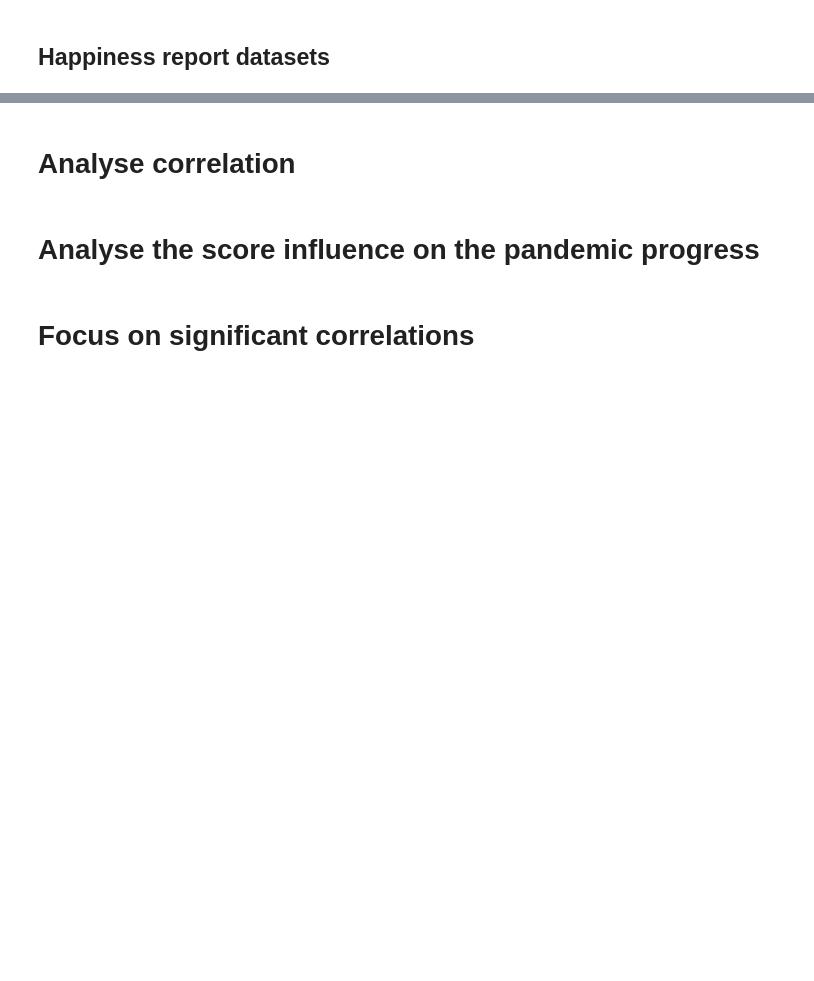
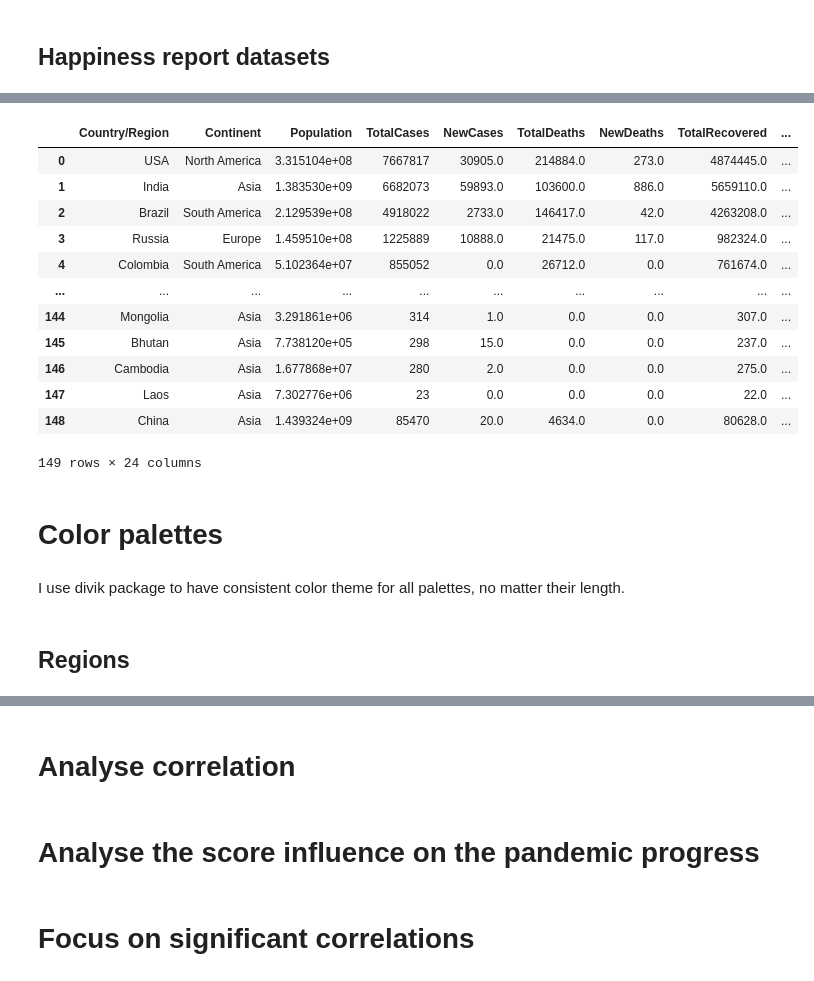
Before and after one commit to amrukwa/covid-happiness_score, a Jupyter notebook: Plots.ipynb, the cells around one changed output, grey strips where cells are left out. Cells and saved outputs as stored; diff of their text form; code cells hidden in the pictures; blank space fills up the shorter version.

Commit message:
Import datasets and palettes

```diff
--- a/Plots.ipynb
+++ b/Plots.ipynb
@@ -15,0 +80,2 @@ worldometer.loc[len(worldometer)] = china
+# %%
+worldometer["Recovered/1M pop"] = worldometer[["TotalRecovered"]].div(worldometer["TotalCases"], axis=0)*10**6
@@ -16,2 +114,14 @@ worldometer.loc[len(worldometer)] = china
 # %% [markdown]
 ## Happiness report datasets
+# %%
+differences_w = ['Trinidad and Tobago','UK','Congo','USA','Czechia','UAE','S. Korea','Palestine',]
+differences_d = ['Trinidad & Tobago','United Kingdom','Congo (Brazzaville)','United States','Czech Republic',
+                 'United Arab Emirates','South Korea','Palestinian Territories',]
+# %%
+file = open('datasets/2019.csv')
+d19 = pd.read_csv('datasets/2019.csv')
+file.close()
+d19.columns = ["rank", "Country/Region", "Score", "GDP", "Family", "Life expectancy", "Freedom", "Generosity", "Trust"]
+d19.drop(columns=["rank"], inplace=True)
+d19.replace(to_replace=differences_d, value=differences_w, regex=True, inplace=True)
+d19.head()
@@ -17,0 +135,22 @@ worldometer.loc[len(worldometer)] = china
+# %%
+df = pd.merge(worldometer, d19, on='Country/Region')
+# %%
+df
+# %% [output]
+|  | Country/Region | Continent | Population | TotalCases | NewCases | TotalDeaths | NewDeaths | TotalRecovered | ... |
+| 0 | USA | North America | 3.315104e+08 | 7667817 | 30905.0 | 214884.0 | 273.0 | 4874445.0 | ... |
+| 1 | India | Asia | 1.383530e+09 | 6682073 | 59893.0 | 103600.0 | 886.0 | 5659110.0 | ... |
+| 2 | Brazil | South America | 2.129539e+08 | 4918022 | 2733.0 | 146417.0 | 42.0 | 4263208.0 | ... |
+| 3 | Russia | Europe | 1.459510e+08 | 1225889 | 10888.0 | 21475.0 | 117.0 | 982324.0 | ... |
+| 4 | Colombia | South America | 5.102364e+07 | 855052 | 0.0 | 26712.0 | 0.0 | 761674.0 | ... |
+| ... | ... | ... | ... | ... | ... | ... | ... | ... | ... |
+| 144 | Mongolia | Asia | 3.291861e+06 | 314 | 1.0 | 0.0 | 0.0 | 307.0 | ... |
+| 145 | Bhutan | Asia | 7.738120e+05 | 298 | 15.0 | 0.0 | 0.0 | 237.0 | ... |
+| 146 | Cambodia | Asia | 1.677868e+07 | 280 | 2.0 | 0.0 | 0.0 | 275.0 | ... |
+| 147 | Laos | Asia | 7.302776e+06 | 23 | 0.0 | 0.0 | 0.0 | 22.0 | ... |
+| 148 | China | Asia | 1.439324e+09 | 85470 | 20.0 | 4634.0 | 0.0 | 80628.0 | ... |
+149 rows × 24 columns
+# %% [markdown]
+# Color palettes
+# %% [markdown]
+I use divik package to have consistent color theme for all palettes, no matter their length.
@@ -17,0 +168,2 @@ worldometer.loc[len(worldometer)] = china
+# %% [markdown]
+## Regions
```
Also changed, not shown: parts of 25 cells of this notebook.
